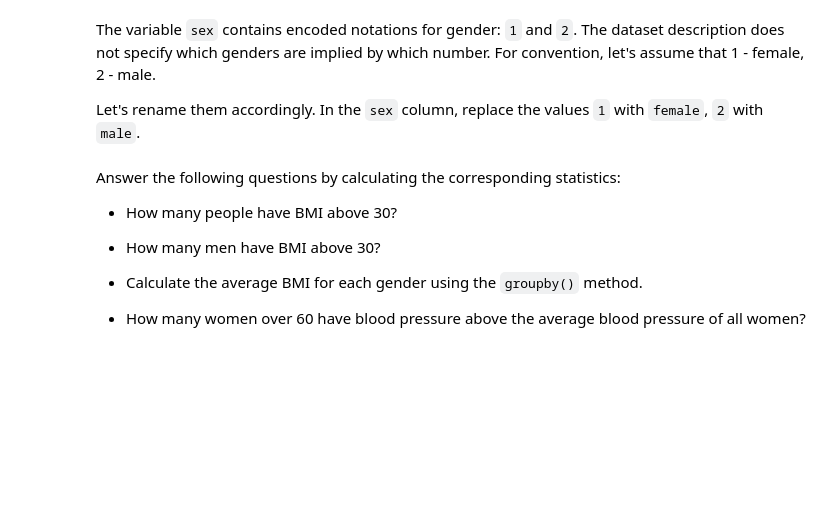
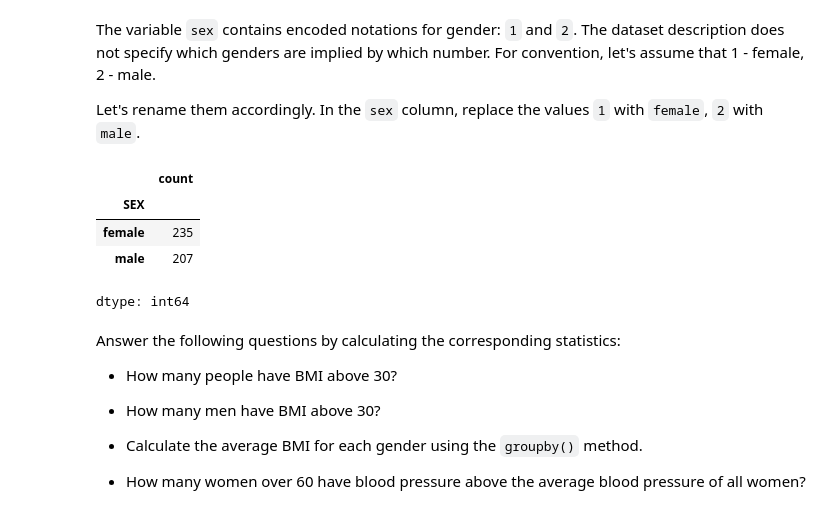
Before and after one commit to vlada-kazantsevaa/homeworks, a Jupyter notebook: Homeworks/hw-1/HW_1_(EDA).ipynb, the cells around one changed output. Cells and saved outputs as stored; diff of their text form; code cells hidden in the pictures; blank space fills up the shorter version.

```diff
--- a/Homeworks/hw-1/HW_1_(EDA).ipynb
+++ b/Homeworks/hw-1/HW_1_(EDA).ipynb
@@ -182,3 +211,12 @@ Let's rename them accordingly. In the `sex` column, replace the values `1` with
+# %%
+df['SEX'] = df['SEX'].replace({1: 'female', 2: 'male'})
+df['SEX'].value_counts() # total should be 442 so little verification will be passed
+# %% [output]
+|  | count |
+| SEX |  |
+| female | 235 |
+| male | 207 |
+dtype: int64
 # %% [markdown]
 Answer the following questions by calculating the corresponding statistics:
 
```
Also changed, not shown: parts of 9 cells of this notebook.
